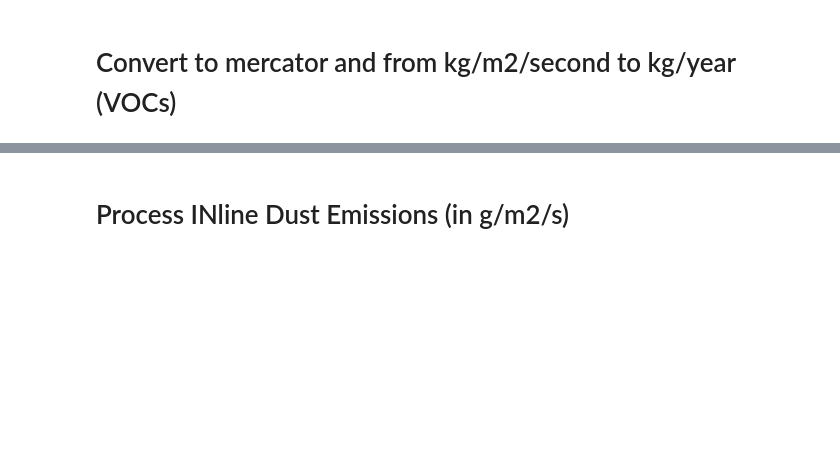
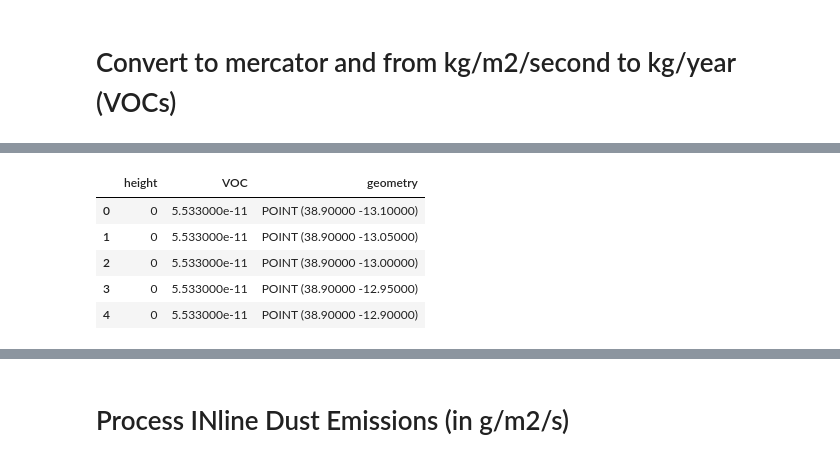
Before and after one commit to lrojasm407/PAVITRA, a Jupyter notebook: Process Emission Files V3 - Year .ipynb, the cells around one changed output, grey strips where cells are left out. Saved outputs shown, nothing was run; the diff lists cells and outputs as text; code cells hidden in the pictures; blank space fills up the shorter version.

```diff
--- a/Process Emission Files V3 - Year .ipynb
+++ b/Process Emission Files V3 - Year .ipynb
@@ -202,0 +234,13 @@ dtype: float64
+# %%
+#Increase resolution.
+#This step converts from 0.25*0.25 (points) to 0.05*0.05 (25 points), effectively increasing resolution of VOC emissions
+input_file_path = 'Processed_Emissions_2019_Pavitra/2015_VOC_ground_elevated.shp'
+output_file_path = 'Processed_Emissions_2019_Pavitra/VOC_2015_ground_elevated.shp'
+increase_resolution_VOC(input_file_path, output_file_path)
+# %% [output]
+|  | height | VOC | geometry |
+| 0 | 0 | 5.533000e-11 | POINT (38.90000 -13.10000) |
+| 1 | 0 | 5.533000e-11 | POINT (38.90000 -13.05000) |
+| 2 | 0 | 5.533000e-11 | POINT (38.90000 -13.00000) |
+| 3 | 0 | 5.533000e-11 | POINT (38.90000 -12.95000) |
+| 4 | 0 | 5.533000e-11 | POINT (38.90000 -12.90000) |
```
Also changed, not shown: parts of 30 cells of this notebook, 2 other files.
